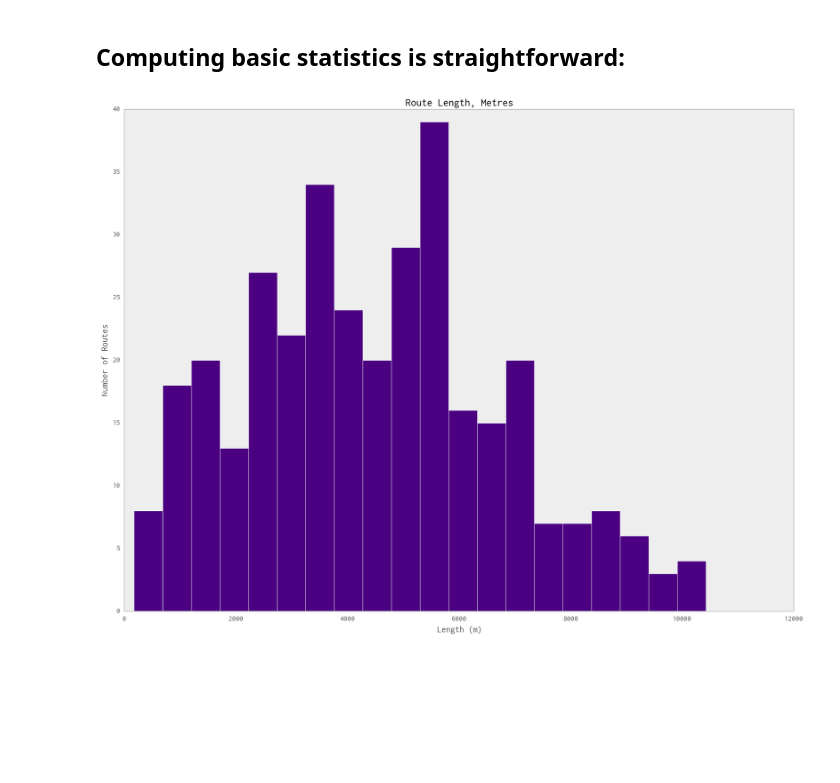
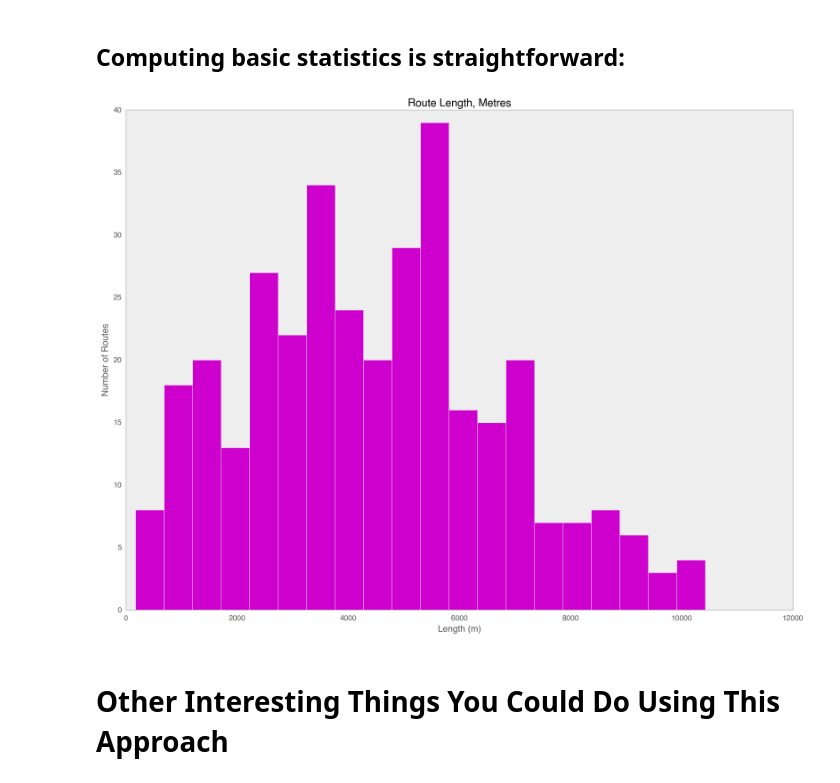
Before and after one commit to urschrei/Geopython, a Jupyter notebook: bikepath.ipynb, the cells around one changed output. Cells and saved outputs as stored; diff of their text form; code cells hidden in the pictures; blank space fills up the shorter version.

```diff
--- a/bikepath.ipynb
+++ b/bikepath.ipynb
@@ -392,10 +392,12 @@ lines['length'] = lines['value'].apply(lambda x: x.length)
 # %%
 histax = lines['length'].plot(
     kind='hist',
-    bins=20, color='#4B0082',
+    bins=20, color='#CD00CD',
     title='Route Length, Metres')
 histax.set_xlabel('Length (m)')
 histax.set_ylabel('Number of Routes')
 histax.grid(None)
 # %% [output]
-[figure, old version]
+[figure, new version]
+# %% [markdown]
+# Other Interesting Things You Could Do Using This Approach
```
Also changed, not shown: parts of 1 cell of this notebook.
